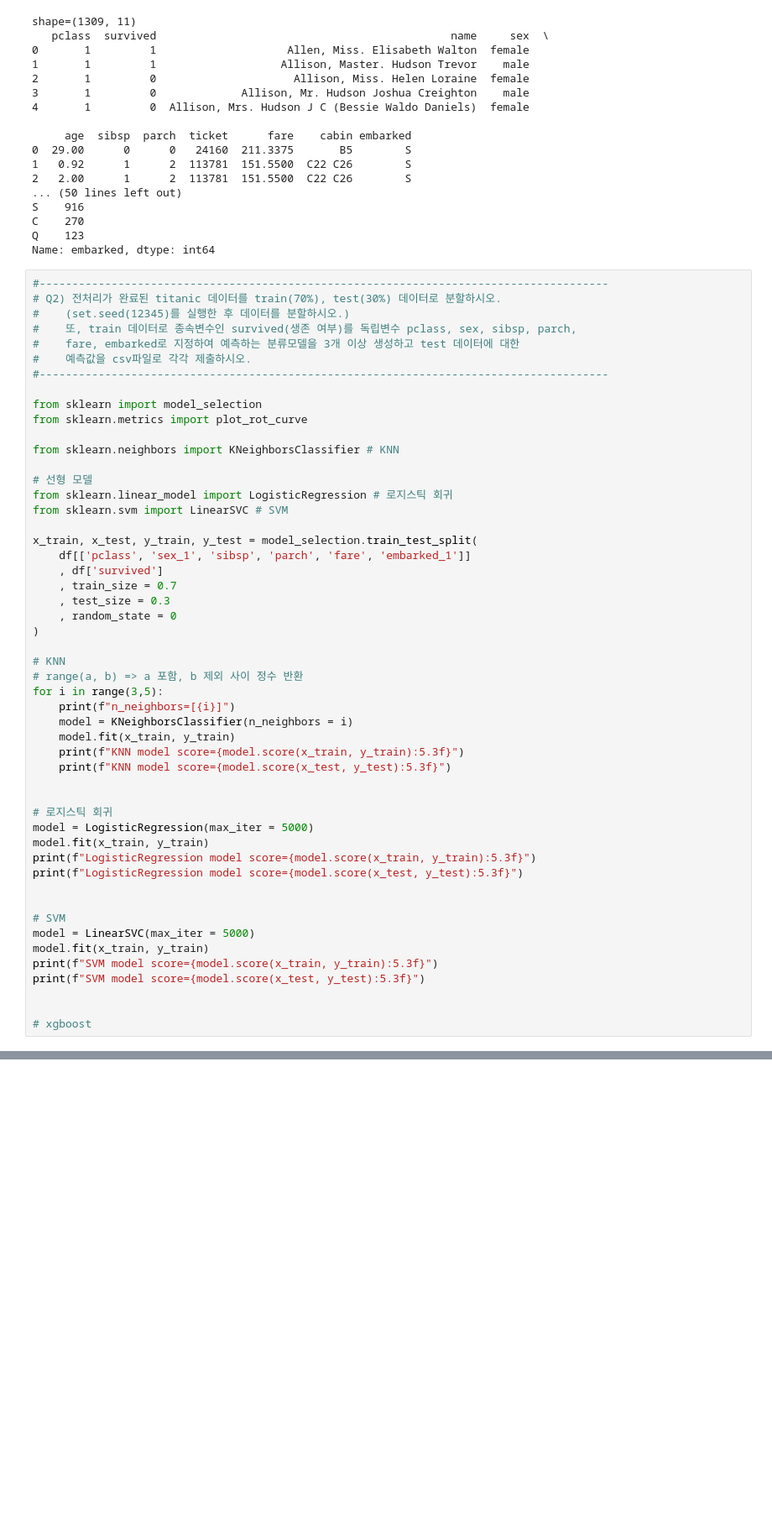
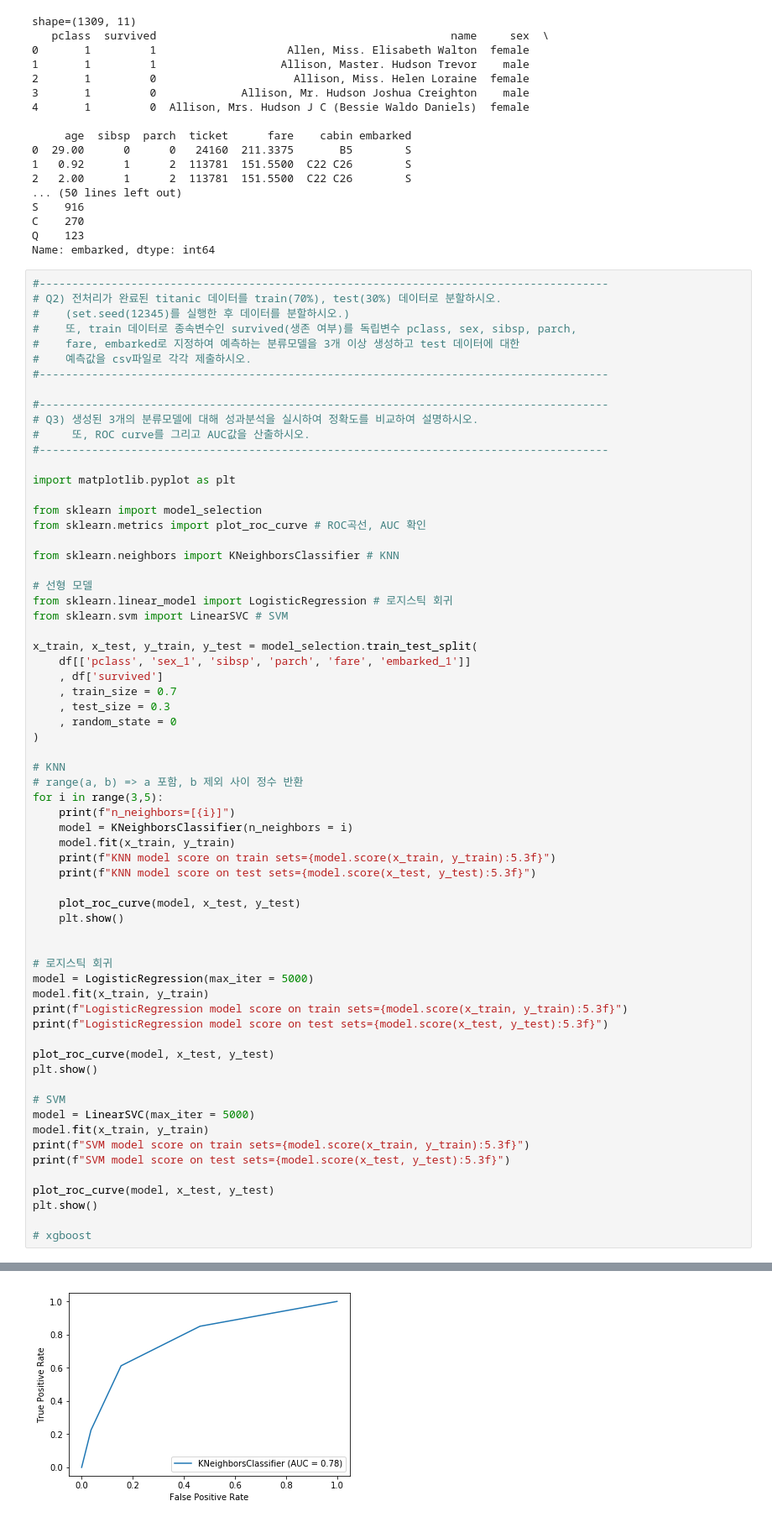
Before and after one commit to srkwon/analysis, a Jupyter notebook: data-analysis-2021/1.ADP실기/문제풀이/20211101-2.ipynb, the cells around one changed output, grey strips where cells are left out. Shown: that part at 84% size. Drawn from its saved outputs; the diff is of its cells as text; blank space fills up the shorter version.

```diff
--- a/data-analysis-2021/1.ADP실기/문제풀이/20211101-2.ipynb
+++ b/data-analysis-2021/1.ADP실기/문제풀이/20211101-2.ipynb
@@ -106,8 +106,15 @@ Name: embarked, dtype: int64
 #    예측값을 csv파일로 각각 제출하시오.
 #---------------------------------------------------------------------------------------
 
+#---------------------------------------------------------------------------------------
+# Q3) 생성된 3개의 분류모델에 대해 성과분석을 실시하여 정확도를 비교하여 설명하시오.
+#     또, ROC curve를 그리고 AUC값을 산출하시오.
+#---------------------------------------------------------------------------------------
+
+import matplotlib.pyplot as plt
+
 from sklearn import model_selection
-from sklearn.metrics import plot_rot_curve
+from sklearn.metrics import plot_roc_curve # ROC곡선, AUC 확인
 
 from sklearn.neighbors import KNeighborsClassifier # KNN
 
@@ -129,23 +136,30 @@ for i in range(3,5):
     print(f"n_neighbors=[{i}]")
     model = KNeighborsClassifier(n_neighbors = i)
     model.fit(x_train, y_train)
-    print(f"KNN model score={model.score(x_train, y_train):5.3f}")
-    print(f"KNN model score={model.score(x_test, y_test):5.3f}")
+    print(f"KNN model score on train sets={model.score(x_train, y_train):5.3f}")
+    print(f"KNN model score on test sets={model.score(x_test, y_test):5.3f}")
+
+    plot_roc_curve(model, x_test, y_test)
+    plt.show()
 
 
 # 로지스틱 회귀
 model = LogisticRegression(max_iter = 5000)
 model.fit(x_train, y_train)
-print(f"LogisticRegression model score={model.score(x_train, y_train):5.3f}")
-print(f"LogisticRegression model score={model.score(x_test, y_test):5.3f}")
+print(f"LogisticRegression model score on train sets={model.score(x_train, y_train):5.3f}")
+print(f"LogisticRegression model score on test sets={model.score(x_test, y_test):5.3f}")
 
+plot_roc_curve(model, x_test, y_test)
+plt.show()
 
 # SVM
 model = LinearSVC(max_iter = 5000)
 model.fit(x_train, y_train)
-print(f"SVM model score={model.score(x_train, y_train):5.3f}")
-print(f"SVM model score={model.score(x_test, y_test):5.3f}")
+print(f"SVM model score on train sets={model.score(x_train, y_train):5.3f}")
+print(f"SVM model score on test sets={model.score(x_test, y_test):5.3f}")
 
+plot_roc_curve(model, x_test, y_test)
+plt.show()
 
 # xgboost
 # %% [output]
@@ -159,0 +169 @@ LogisticRegression model score=0.784
+[figure, added]
```
Also changed, not shown: parts of 2 cells of this notebook.
